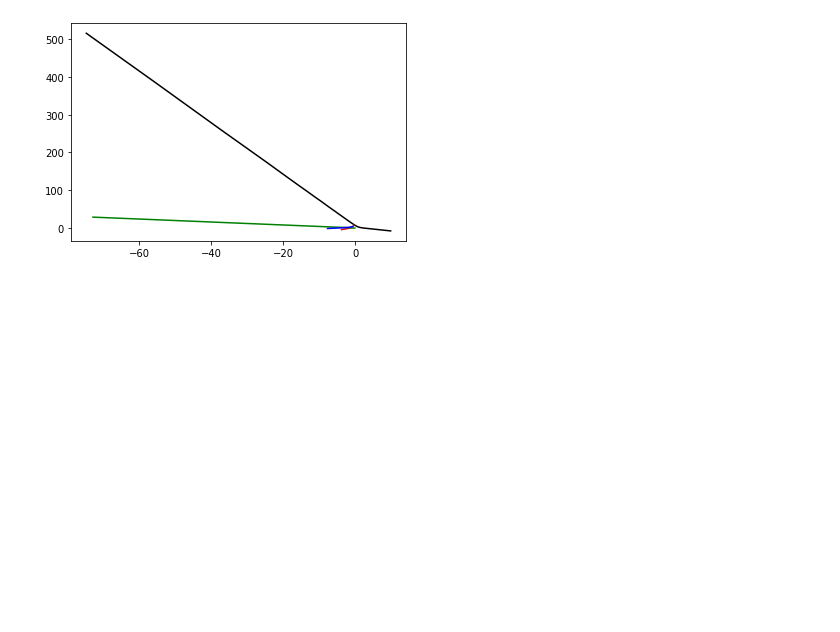
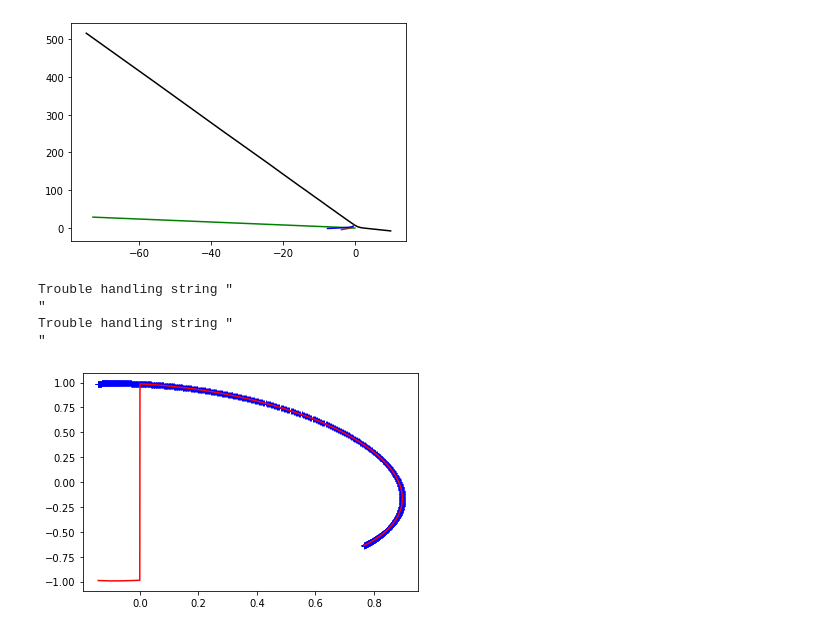
Before and after one commit to cwgreene/ctfrepo, a Jupyter notebook: track-a-sat/mikes-arithmetic-scratch.ipynb, the cells around one changed output. Saved outputs shown, nothing was run; the diff lists cells and outputs as text; code cells hidden in the pictures; blank space fills up the shorter version.

```diff
--- a/track-a-sat/mikes-arithmetic-scratch.ipynb
+++ b/track-a-sat/mikes-arithmetic-scratch.ipynb
@@ -62,6 +62,14 @@ def sky_plane_plot(sol_file, color=None):
     xs = [np.sin(a1[i])*np.cos(a2[i])/np.sin(a2[i]) for i in range(n)] # xs are east
     zs = [1.0 for i in range(n)]
     plt.plot(xs, ys, color or 'k.')
+# %%
+def sky_hemi_plot(sol_file, color=None, scale_az_by = 1.0):
+    (t1, a1, a2) = parse_sol(sol_file)
+    n = len(a1)
+    ys = [np.cos(a1[i] * scale_az_by)*np.cos(a2[i]) for i in range(n)] # ys are north
+    xs = [np.sin(a1[i] * scale_az_by)*np.cos(a2[i]) for i in range(n)] # xs are east
+    zs = [1.0 for i in range(n)]
+    plt.plot(xs, ys, color or 'k.')
 # %%
 sky_plane_plot("solution0.txt")
 # %% [output]
@@ -91,3 +99,12 @@ Trouble handling string "
 Trouble handling string "
 "
 [figure]
+# %%
+sky_hemi_plot("solution0.txt", 'b+')
+sky_hemi_plot("check_against_sol0.txt", 'r-')
+# %% [output]
+Trouble handling string "
+"
+Trouble handling string "
+"
+[figure, added]
```
Also changed, not shown: 1 other file.
